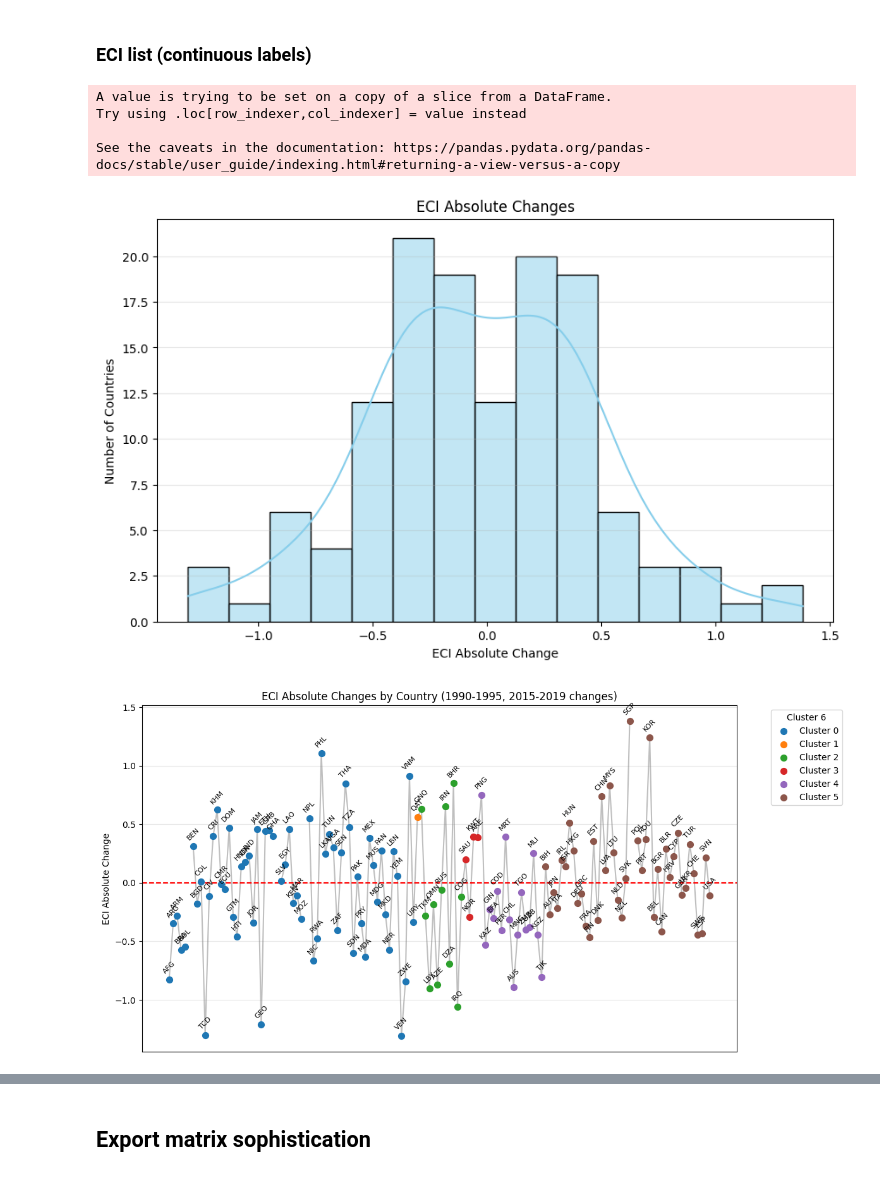
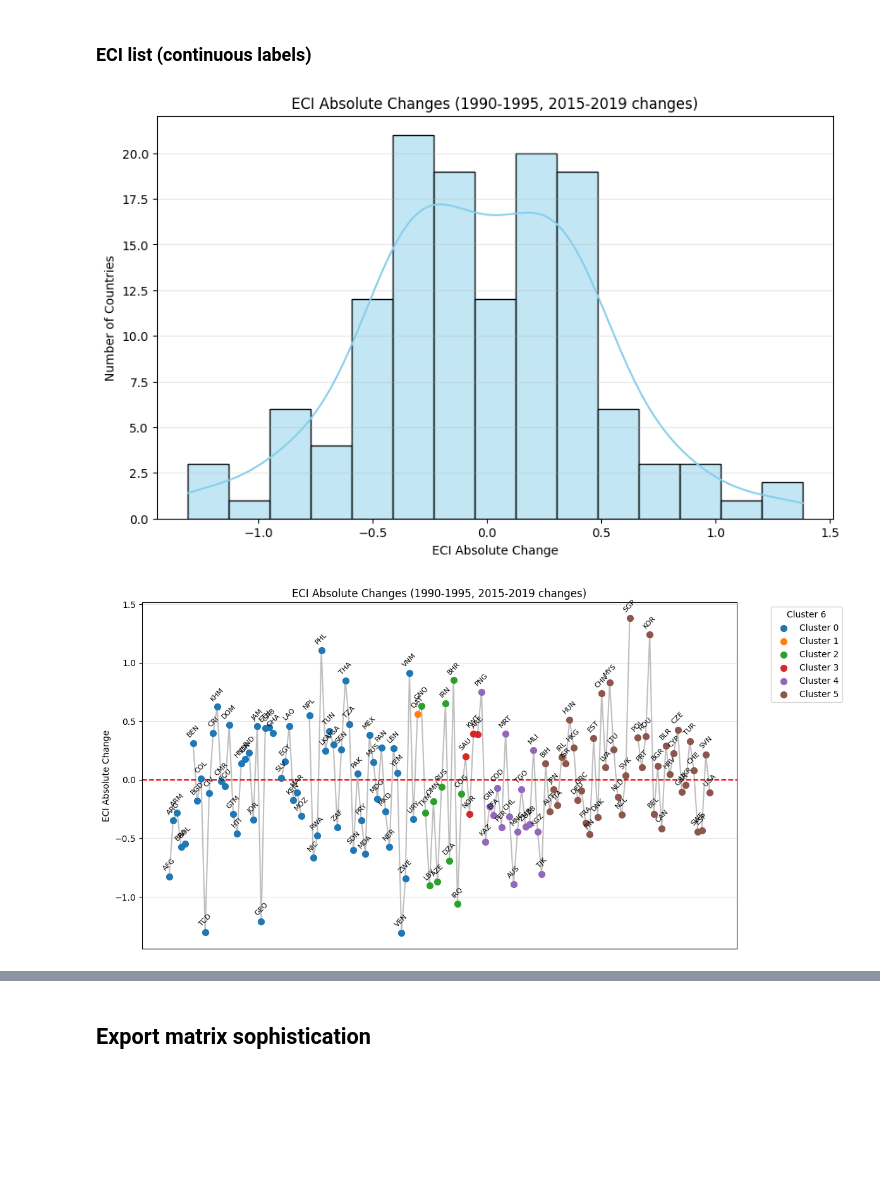
Before and after one commit to AyaanTigdikar/Capstone, a Jupyter notebook: code/3_label_clustering.ipynb, the cells around one changed output, grey strips where cells are left out. Saved outputs shown, nothing was run; the diff lists cells and outputs as text; code cells hidden in the pictures; blank space fills up the shorter version.

```diff
--- a/code/3_label_clustering.ipynb
+++ b/code/3_label_clustering.ipynb
@@ -267,38 +99,33 @@ cluster_3            0.299682  0.098178
 # %% [markdown]
 ### ECI list (continuous labels)
 # %%
-df_change_eci = df_change_clusters[['Country Code', 'Country Name', 'Economic Complexity Index', 'cluster_6']]
-
-df_change_eci
-
 # Create a categorical variable with 3 equally sized groups
-df_change_eci['label'] = pd.qcut(
-    df_change_eci['Economic Complexity Index'],
+df_change_clusters['label'] = pd.qcut(
+    df_change_clusters['Economic Complexity Index'],
     q=3,  # split into 3 quantiles
     labels=['Not Successful', 'Mid Successful', 'Successful']
 )
+
+# Create a categorical variable with 3 equally sized groups
+df_change_clusters['label_services'] = pd.qcut(
+    df_change_clusters['Services'],
+    q=3,  # split into 3 quantiles
+    labels=['Not Successful', 'Mid Successful', 'Successful']
+)
-# %% [output]
-A value is trying to be set on a copy of a slice from a DataFrame.
-Try using .loc[row_indexer,col_indexer] = value instead
-
-See the caveats in the documentation: https://pandas.pydata.org/pandas-docs/stable/user_guide/indexing.html#returning-a-view-versus-a-copy
 # %%
 # --- 1. Histogram of ECI changes ---
 plt.figure(figsize=(10,6))
-sns.histplot(df_change_eci['Economic Complexity Index'], bins=15, kde=True, color='skyblue')
-plt.title('ECI Absolute Changes')
+sns.histplot(df_change_clusters['Economic Complexity Index'], bins=15, kde=True, color='skyblue')
+plt.title('ECI Absolute Changes (1990-1995, 2015-2019 changes)')
 plt.xlabel('ECI Absolute Change')
 plt.ylabel('Number of Countries')
 plt.grid(axis='y', alpha=0.3)
 plt.show()
 # %% [output]
-[figure, old version]
+[figure, new version]
 # %%
-import matplotlib.pyplot as plt
-import seaborn as sns
-
 # Sort by cluster_6
-df_sorted = df_change_eci.sort_values('cluster_6').reset_index(drop=True)
+df_sorted = df_change_clusters.sort_values('cluster_6').reset_index(drop=True)
 
 plt.figure(figsize=(12,6))
 
@@ -326,7 +153,7 @@ plt.axhline(y=0.0, color='red', linestyle='--', linewidth=1.5)
 # Remove x-axis labels
 plt.xticks([])
 
-plt.title('ECI Absolute Changes by Country (1990-1995, 2015-2019 changes)')
+plt.title('ECI Absolute Changes (1990-1995, 2015-2019 changes)')
 plt.xlabel('')
 plt.ylabel('ECI Absolute Change')
 plt.grid(alpha=0.3)
@@ -334,4 +161,4 @@ plt.legend(title='Cluster 6', bbox_to_anchor=(1.05, 1), loc='upper left')
 plt.tight_layout()
 plt.show()
 # %% [output]
-[figure, old version]
+[figure, new version]
```
Also changed, not shown: parts of 14 cells of this notebook, 2 other files.
